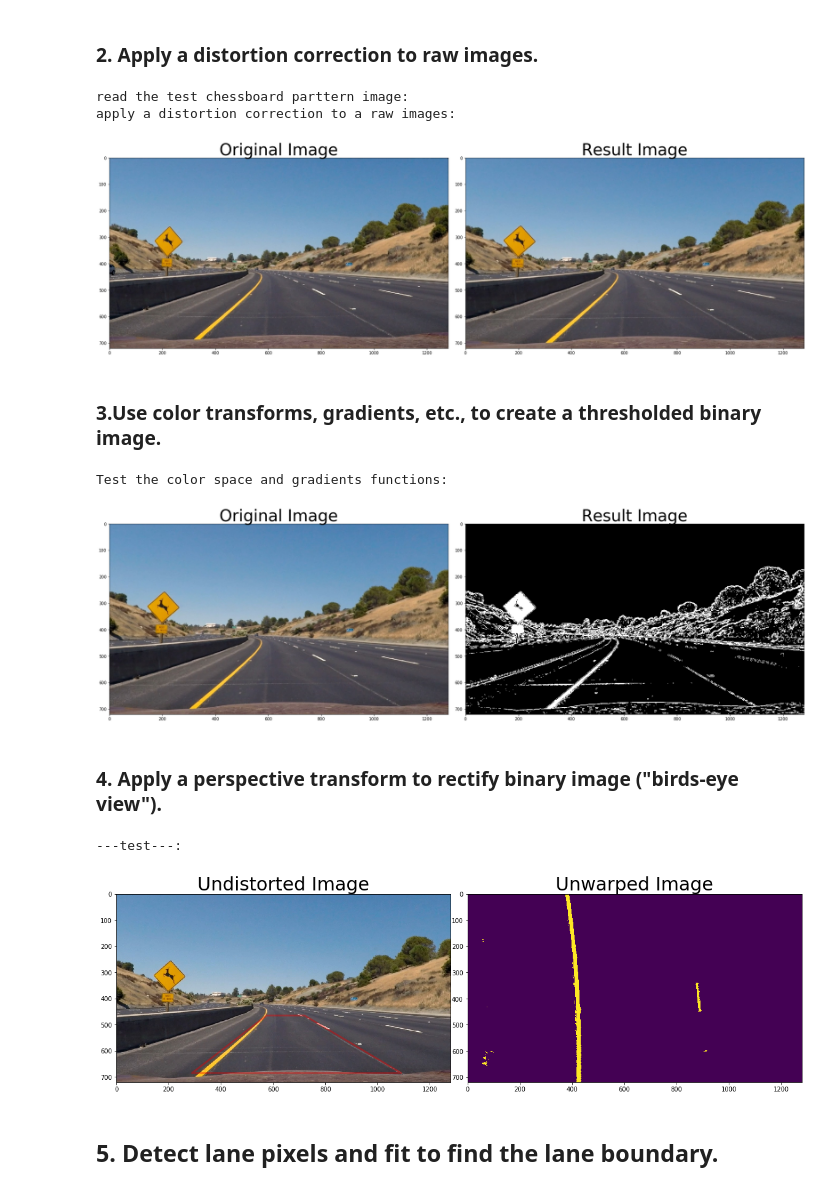
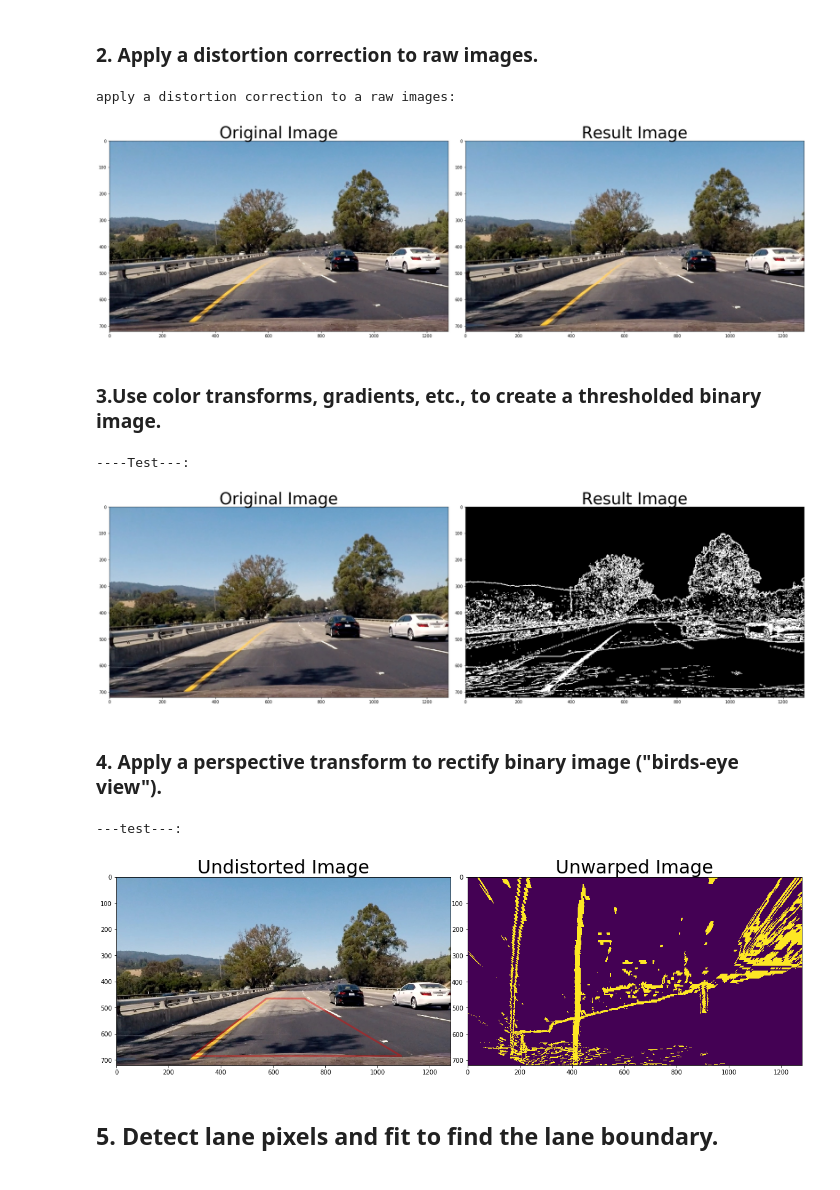
Before and after one commit to kolamanlee/CarND-LaneLines-P1, a Jupyter notebook: CarND-Advanced-Lane-Lines/P2.ipynb, the cells around one changed output. Drawn from its saved outputs; the diff is of its cells as text; code cells hidden in the pictures.

```diff
--- a/CarND-Advanced-Lane-Lines/P2.ipynb
+++ b/CarND-Advanced-Lane-Lines/P2.ipynb
@@ -30,9 +30,9 @@ import os
 # %%
 #get one image for basic shape information
 #reading the image for test
-img =mpimg.imread('camera_cal/calibration2.jpg')
-print('This image is:', type(img), 'with dimensions:', img.shape)
-plt.imshow(img)
+img_chessboard =mpimg.imread('camera_cal/calibration2.jpg')
+print('This image is:', type(img_chessboard), 'with dimensions:', img_chessboard.shape)
+plt.imshow(img_chessboard)
 # %% [output]
 This image is: <class 'numpy.ndarray'> with dimensions: (720, 1280, 3)
 <matplotlib.image.AxesImage at 0x...>
@@ -121,33 +129,33 @@ Test one img to undistort:
 ### 2. Apply a distortion correction to raw images.
 # %%
 #get the mtx ,dist of a chessboard pattern
-print('read the test chessboard parttern image:')
-img =mpimg.imread('camera_cal/calibration2.jpg')
+#print('read the test chessboard parttern image:')
+#img_chessboard =mpimg.imread('camera_cal/calibration2.jpg')
 #get the objpoints and imgpoints
-ret,objpoints,imgpoints = get_points(img,9, 6)
-if ret == False:
-    pass
-undistorted,mtx,dist = cal_undistort(img, objpoints, imgpoints)
+#ret,objpoints,imgpoints = calGetPoints(img_chessboard,9, 6)
+#if ret == False:
+#    pass
+#undistorted,mtx,dist = calUndistort(img_chessboard, objpoints, imgpoints)
 
 #apply the mtx and dist to the raw image
-img =mpimg.imread('test_images/test2.jpg')
+img_original =mpimg.imread('test_images/test4.jpg')
 
-undistorted = cv2.undistort(img, mtx, dist, None, mtx)
+undistorted = cv2.undistort(img_original, mtx, dist, None, mtx)
 
 
 #plot the original image and undistorted image
 print('apply a distortion correction to a raw images: ')
-plot_orignal_result(img, undistorted)
+plotOrignalResult(img_original, undistorted)
 # %% [output]
-read the test chessboard parttern image:
 apply a distortion correction to a raw images:
-[figure, old version]
+[figure, new version]
 # %% [markdown]
 ### 3.Use color transforms, gradients, etc., to create a thresholded binary image.
 # %%
 
 # define a pipeline for color and gradients transform to a input image.
-def pipeline(img, s_thresh=(170, 255), sx_thresh=(20, 100), sobel_kernel=3):
+def transformByColorGradients(img, s_thresh=(170, 255), sx_thresh=(20, 100), sobel_kernel=3):
+    img = img.copy()
     # Sobel for gradient
     gray = cv2.cvtColor(img, cv2.COLOR_RGB2GRAY)
     sobelx = cv2.Sobel(gray, cv2.CV_64F, 1, 0, ksize=sobel_kernel)
@@ -174,29 +182,29 @@ def pipeline(img, s_thresh=(170, 255), sx_thresh=(20, 100), sobel_kernel=3):
     return combined_binary
 
 #test the color space and gradients function
-print('Test the color space and gradients functions:')
-result_img = pipeline(undistorted)
-plot_orignal_result(undistorted,result_img )
+print('----Test---:')
+result_img = transformByColorGradients(undistorted)
+plotOrignalResult(undistorted,result_img )
 # %% [output]
-Test the color space and gradients functions:
+----Test---:
-[figure, old version]
+[figure, new version]
 # %% [markdown]
 ### 4. Apply a perspective transform to rectify binary image ("birds-eye view").
 # %%
 
 #define a perspective transform as a bird's eye to get the
 
-def perspectiveUnwarp(img_undist, src, dst):
+def unwarpToPerspective(img_undist, src, dst):
     #use the cv2.getPerspectiveTransform() to get M and then get the warped img
-    height,width = img.shape[:2]
+    height,width = img_undist.shape[:2]
 
     M = cv2.getPerspectiveTransform(src, dst)
     Minv = cv2.getPerspectiveTransform(dst, src)
 
-    img_warped = cv2.warpPerspective(img, M, (width,height))
+    img_warped = cv2.warpPerspective(img_undist, M, (width,height))
     return M, Minv, img_warped
 
-def HLS_S_Unwarp(img_warped, thresh=(125, 255)):
+def unwarpByHLS_S(img_warped, thresh=(125, 255)):
     # 1) Convert to HLS color space
     hls = cv2.cvtColor(img_warped, cv2.COLOR_RGB2HLS)
     # 2) Apply a threshold to the S channel
@@ -227,7 +235,9 @@ def plotUnwarp(img_undist, img_warped, src, color ='#ee0000'):
 # test the perspective and unwarp bird's eys view
 # define source and destination points for transform
 print('---test---:')
-height,width = undistorted.shape[:2]
+
+height,width = result_img.shape[:2]
+
 src = np.float32([(575,465),
                   (720,465),
                   (290,685),
@@ -238,12 +248,12 @@ dst = np.float32([(400,0),
                   (400,height),
                   (width-400,height)])
 
-M, Minv, img_warped = perspectiveUnwarp(undistorted, src, dst)
-img_hls_unwarp = HLS_S_Unwarp(img_warped)
-plotUnwarp(undistorted,img_hls_unwarp, src)
+M, Minv, img_warped = unwarpToPerspective(result_img, src, dst)
+#img_hls_unwarp = unwarpByHLS_S(img_warped)
+plotUnwarp(undistorted,img_warped, src)
 # %% [output]
 ---test---:
-[figure, old version]
+[figure, new version]
 # %% [markdown]
 ## 5. Detect lane pixels and fit to find the lane boundary.
 # %%
```
Also changed, not shown: parts of 12 cells of this notebook.
